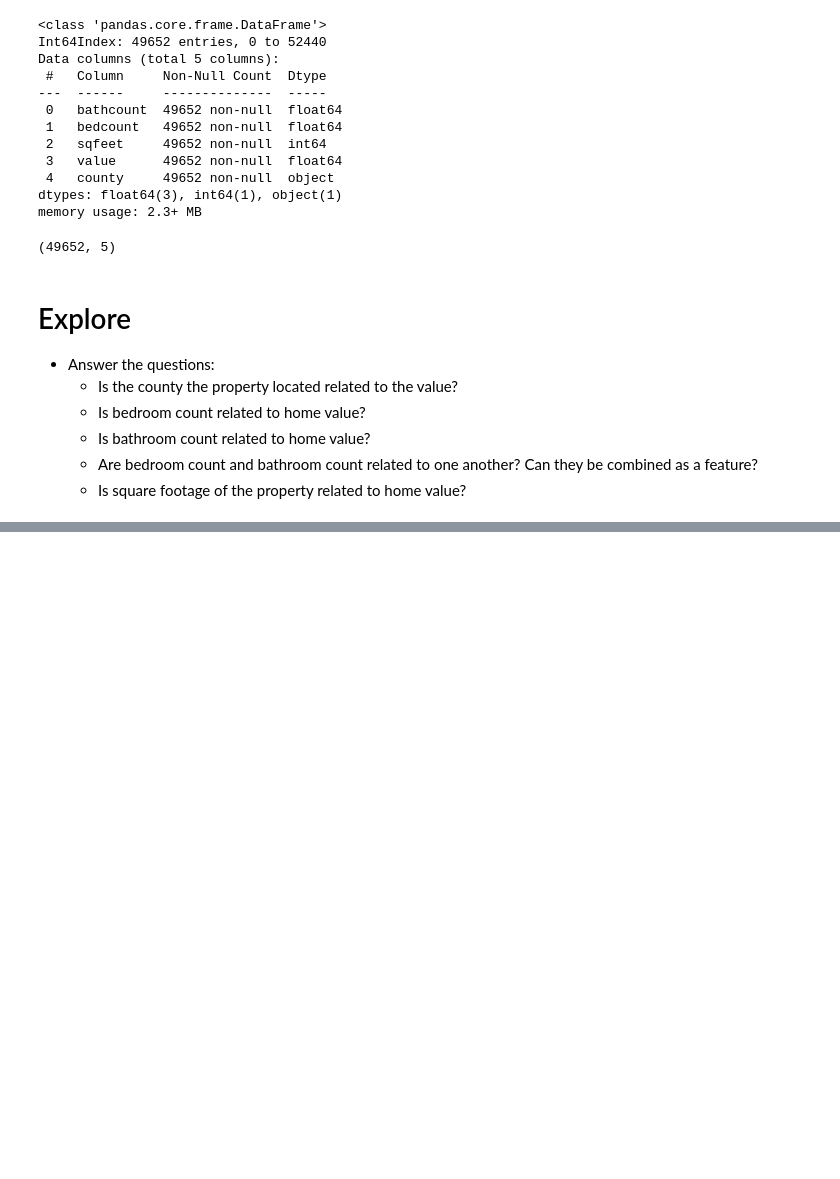
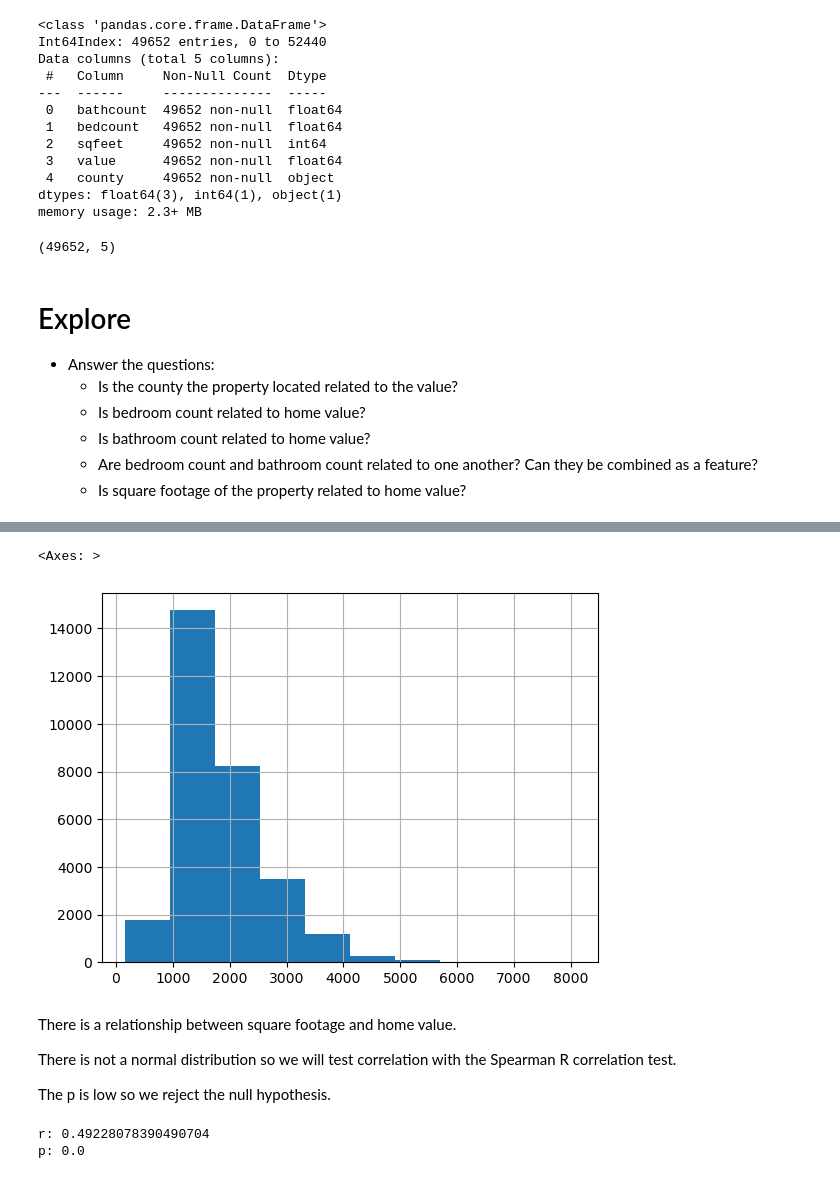
Before and after one commit to elizabethswarren/regression-project, a Jupyter notebook: report.ipynb, the cells around one changed output, grey strips where cells are left out. Cells and saved outputs as stored; diff of their text form; code cells hidden in the pictures; blank space fills up the shorter version.

```diff
--- a/report.ipynb
+++ b/report.ipynb
@@ -192,0 +258,19 @@ e.plot_variable_pairs(train)
+# %%
+train.sqfeet.hist()
+# %% [output]
+<Axes: >
+[figure, added]
+# %% [markdown]
+There is a relationship between square footage and home value.
+
+There is not a normal distribution so we will test correlation with the Spearman R correlation test.
+
+The p is low so we reject the null hypothesis.
+# %%
+r, p = spearmanr(train.sqfeet, train.value)
+
+print('r:', r)
+print('p:', p)
+# %% [output]
+r: 0.49228078390490704
+p: 0.0
```
Also changed, not shown: parts of 17 cells of this notebook, 2 other files.
